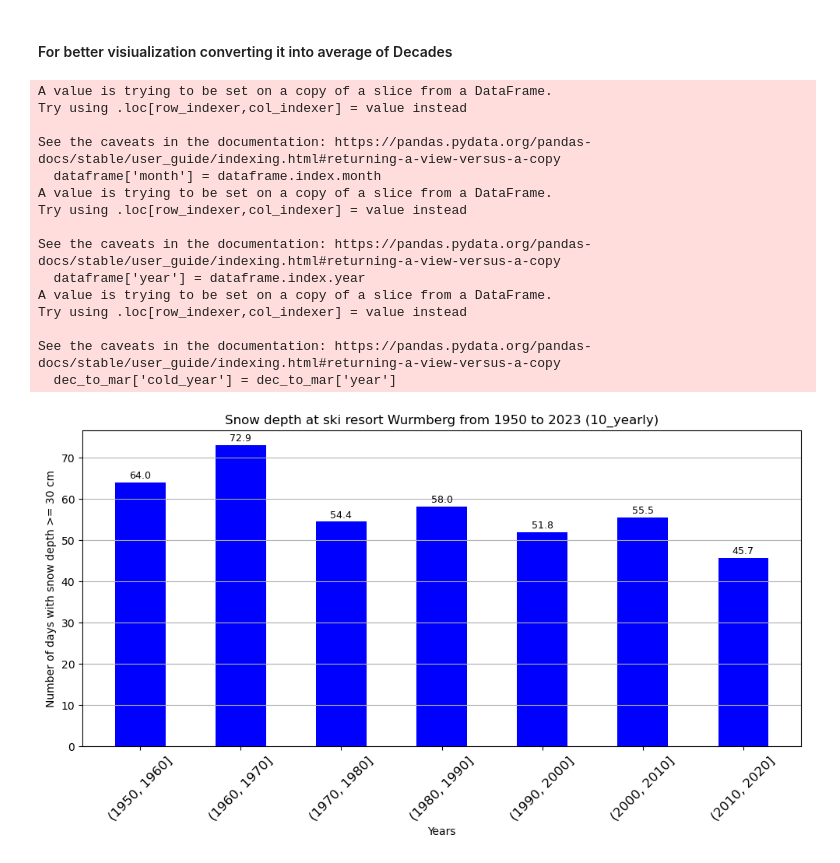
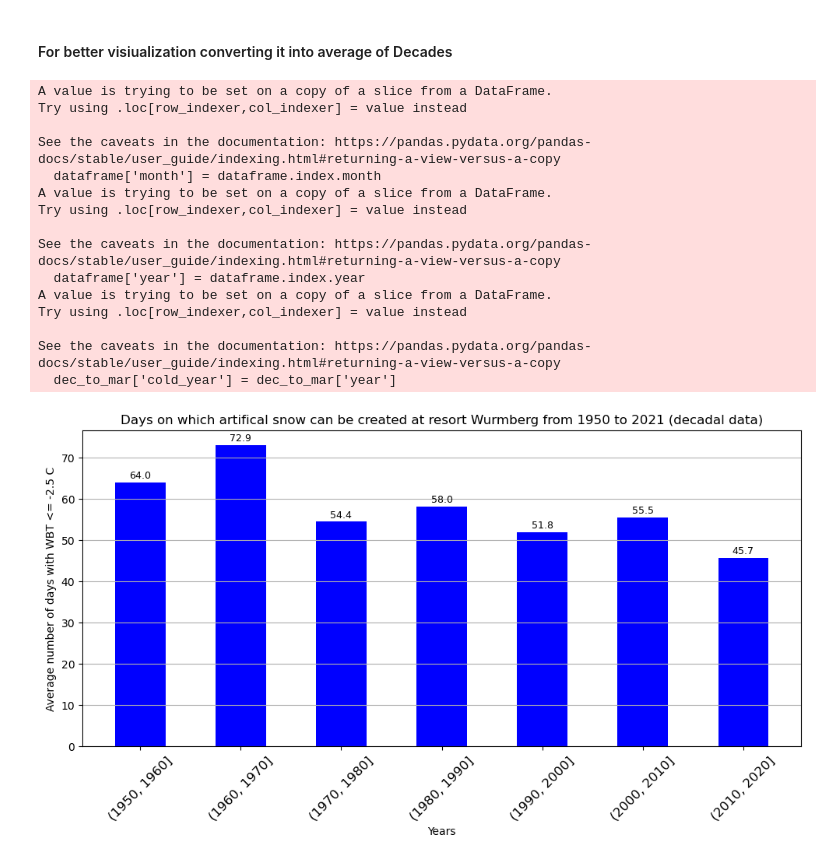
Before and after one commit to jaineshk/CCA_Harz_Project_2025, a Jupyter notebook: Analysis_on_snow_resort.ipynb, the cells around one changed output. Drawn from its saved outputs; the diff is of its cells as text; code cells hidden in the pictures.

```diff
--- a/Analysis_on_snow_resort.ipynb
+++ b/Analysis_on_snow_resort.ipynb
@@ -335,22 +335,22 @@ See the caveats in the documentation: https://pandas.pydata.org/pandas-docs/stab
 # %%
 SRW_WBT_1950_2023 = ski_resort_Wurmberg_WBT_daily.loc["1950-01-01":"2024-04-30"]
 WBT_days_for_Asnow_1950_2023 = convert_year_to_season_WBT(SRW_WBT_1950_2023,-2.5)
 WBT_ASNOW_1950_2023_10Years_avg = Convert_the_data_into_10_year_avergae(WBT_days_for_Asnow_1950_2023)
-plot_my_bargraph_withnumbers(10,5,WBT_ASNOW_1950_2023_10Years_avg.index,WBT_ASNOW_1950_2023_10Years_avg.values, 'Snow depth at ski resort Wurmberg from 1950 to 2023 (10_yearly)' ,'Years' ,'Number of days with snow depth >= 30 cm', colorv='blue')
+plot_my_bargraph_withnumbers(10,5,WBT_ASNOW_1950_2023_10Years_avg.index,WBT_ASNOW_1950_2023_10Years_avg.values, 'Days on which artifical snow can be created at resort Wurmberg from 1950 to 2021 (decadal data)' ,'Years' ,'Average number of days with WBT <= -2.5 C', colorv='blue')
 # %% [output]
 A value is trying to be set on a copy of a slice from a DataFrame.
 Try using .loc[row_indexer,col_indexer] = value instead
 
 See the caveats in the documentation: https://pandas.pydata.org/pandas-docs/stable/user_guide/indexing.html#returning-a-view-versus-a-copy
   dataframe['month'] = dataframe.index.month
 A value is trying to be set on a copy of a slice from a DataFrame.
 Try using .loc[row_indexer,col_indexer] = value instead
 
 See the caveats in the documentation: https://pandas.pydata.org/pandas-docs/stable/user_guide/indexing.html#returning-a-view-versus-a-copy
   dataframe['year'] = dataframe.index.year
 A value is trying to be set on a copy of a slice from a DataFrame.
 Try using .loc[row_indexer,col_indexer] = value instead
 
 See the caveats in the documentation: https://pandas.pydata.org/pandas-docs/stable/user_guide/indexing.html#returning-a-view-versus-a-copy
   dec_to_mar['cold_year'] = dec_to_mar['year']
-[figure, old version]
+[figure, new version]
```
Also changed, not shown: parts of 1 cell of this notebook, 5 other files.
